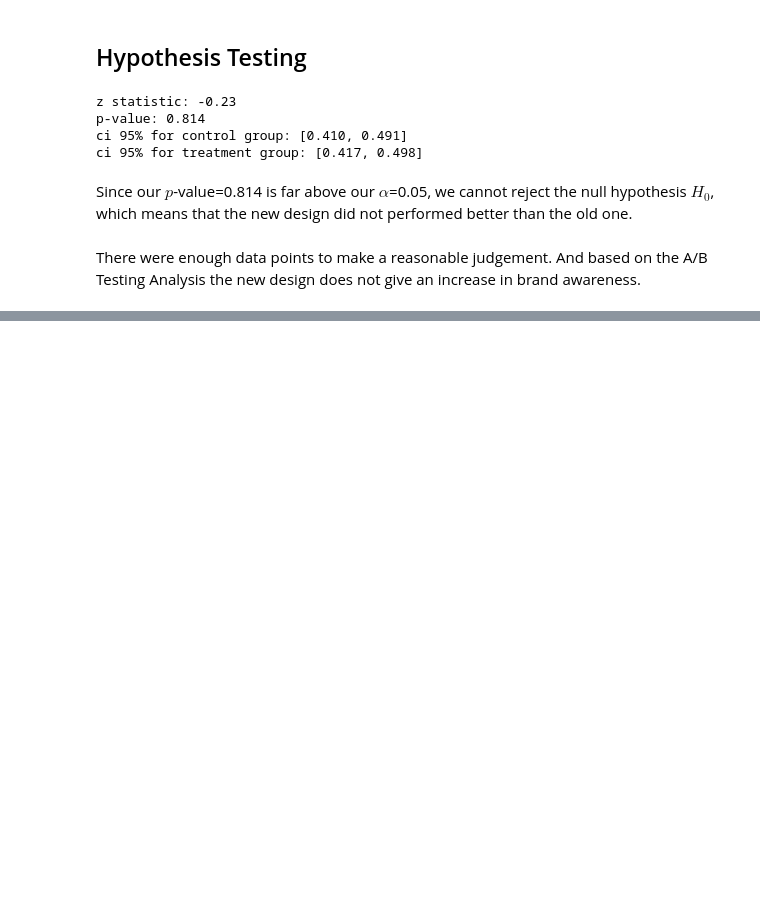
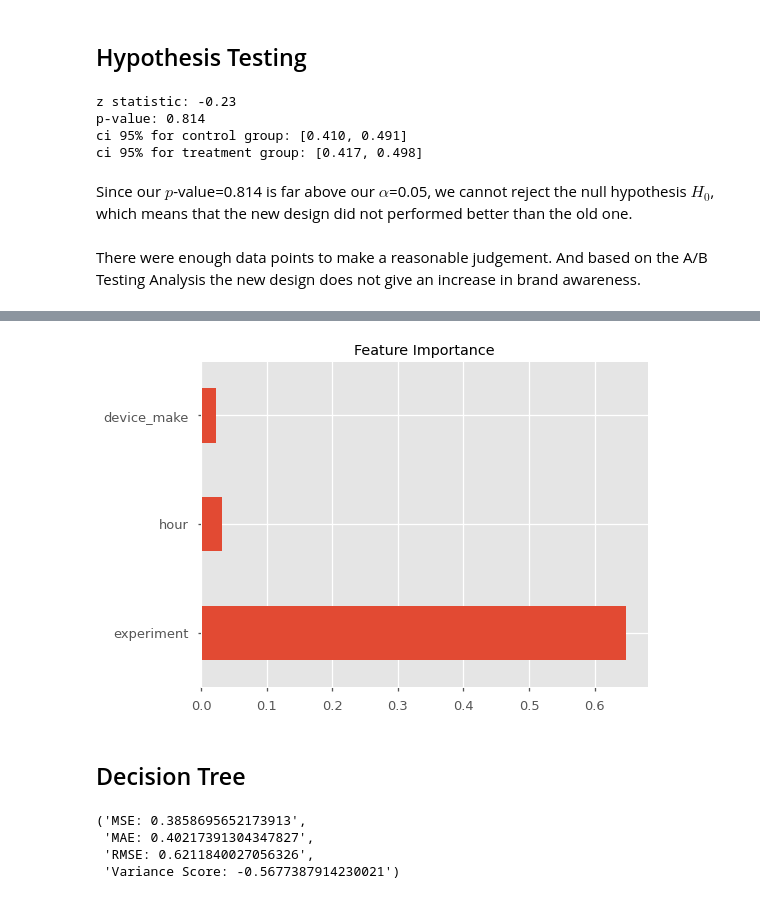
Before and after one commit to KutashiMA/abtest-mlops, a Jupyter notebook: A_B_Testing_Notebok.ipynb, the cells around one changed output, grey strips where cells are left out. Saved outputs shown, nothing was run; the diff lists cells and outputs as text; code cells hidden in the pictures; blank space fills up the shorter version.

```diff
--- a/A_B_Testing_Notebok.ipynb
+++ b/A_B_Testing_Notebok.ipynb
@@ -326,0 +468,10 @@ There were enough data points to make a reasonable judgement. And based on the A
+# %%
+# feature importances
+fea_imp = pd.Series([logreg.coef_[0][i] for i in range(3)], index=d_f.drop('answer', axis=1).columns)
+
+fea_imp.plot(kind='barh', figsize=(8,6), title='Feature Importance')
+plt.show()
+# %% [output]
+[figure, added]
+# %% [markdown]
+## Decision Tree
@@ -326,0 +486,11 @@ There were enough data points to make a reasonable judgement. And based on the A
+# %%
+# evaluating model
+f"MSE: {metrics.mean_squared_error(y_valid, y_pred_dtr)}",\
+f"MAE: {metrics.mean_absolute_error(y_valid, y_pred_dtr)}",\
+f"RMSE: {np.sqrt(metrics.mean_squared_error(y_valid, y_pred_dtr))}",\
+f"Variance Score: {metrics.explained_variance_score(y_valid, y_pred_dtr)}"
+# %% [output]
+('MSE: 0.3858695652173913',
+ 'MAE: 0.40217391304347827',
+ 'RMSE: 0.6211840027056326',
+ 'Variance Score: -0.5677387914230021')
```
Also changed, not shown: parts of 31 cells of this notebook.
